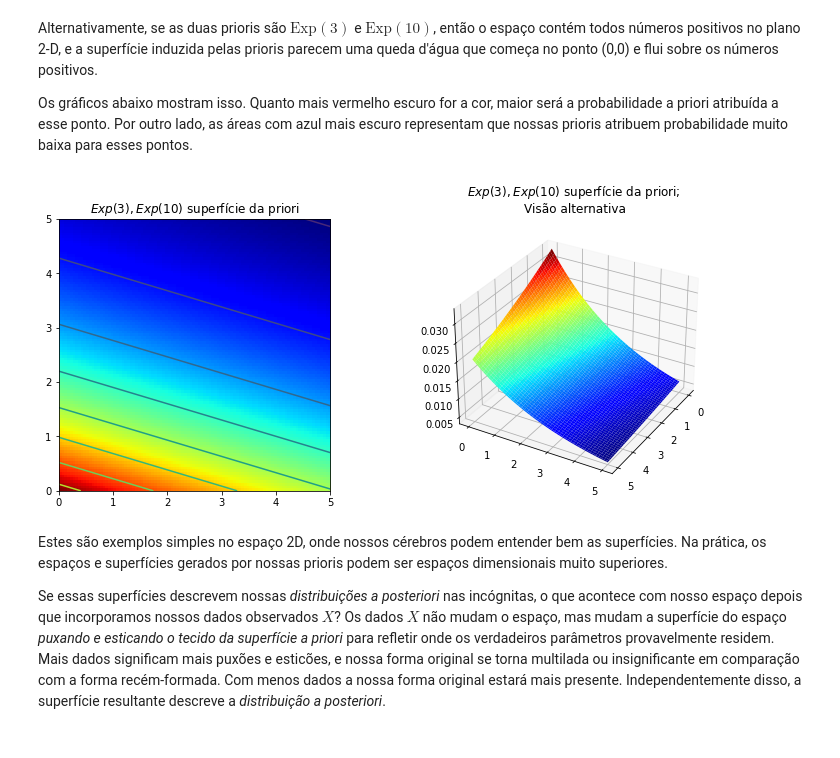
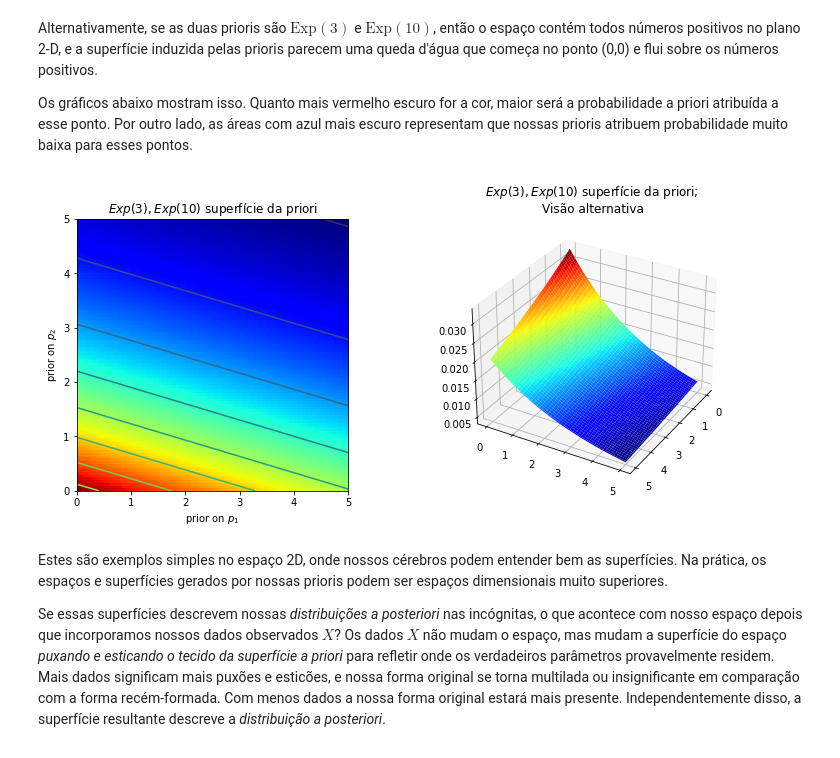
Before and after one commit to rodolphomacedo/Probabilistic-Programming-and-Bayesian-Methods-for-Hackers, a Jupyter notebook: Chapter3_MCMC/Ch3_IntroMCMC_PyMC3_pt_BR.ipynb, the cells around one changed output. Drawn from its saved outputs; the diff is of its cells as text; code cells hidden in the pictures.

```diff
--- a/Chapter3_MCMC/Ch3_IntroMCMC_PyMC3_pt_BR.ipynb
+++ b/Chapter3_MCMC/Ch3_IntroMCMC_PyMC3_pt_BR.ipynb
@@ -58,24 +58,26 @@ Os gráficos abaixo mostram isso. Quanto mais vermelho escuro for a cor, maior s
 # %%
 figsize(12.5, 5)
 fig = plt.figure()
 plt.subplot(121)
 
 exp_x = stats.expon.pdf(x, scale=3)
 exp_y = stats.expon.pdf(x, scale=10)
+# M = exp_x[:, None] @ exp_y[None, :]  # Like to np.dot()
 M = np.dot(exp_x[:, None], exp_y[None, :])
+
 CS = plt.contour(X, Y, M)
 im = plt.imshow(M, interpolation='none', origin='lower',
                 cmap=jet, extent=(0, 5, 0, 5))
-#plt.xlabel("prior on $p_1$")
-#plt.ylabel("prior on $p_2$")
+plt.xlabel("prior on $p_1$")
+plt.ylabel("prior on $p_2$")
 plt.title("$Exp(3), Exp(10)$ superfície da priori")
 
 ax = fig.add_subplot(122, projection='3d')
 ax.plot_surface(X, Y, M, cmap=jet)
 ax.view_init(azim=390)
 plt.title("$Exp(3), Exp(10)$ superfície da priori; \nVisão alternativa");
 # %% [output]
-[figure, old version]
+[figure, new version]
 # %% [markdown]
 Estes são exemplos simples no espaço 2D, onde nossos cérebros podem entender bem as superfícies. Na prática, os espaços e superfícies gerados por nossas prioris podem ser espaços dimensionais muito superiores.
 
```
Also changed, not shown: parts of 32 cells of this notebook.
